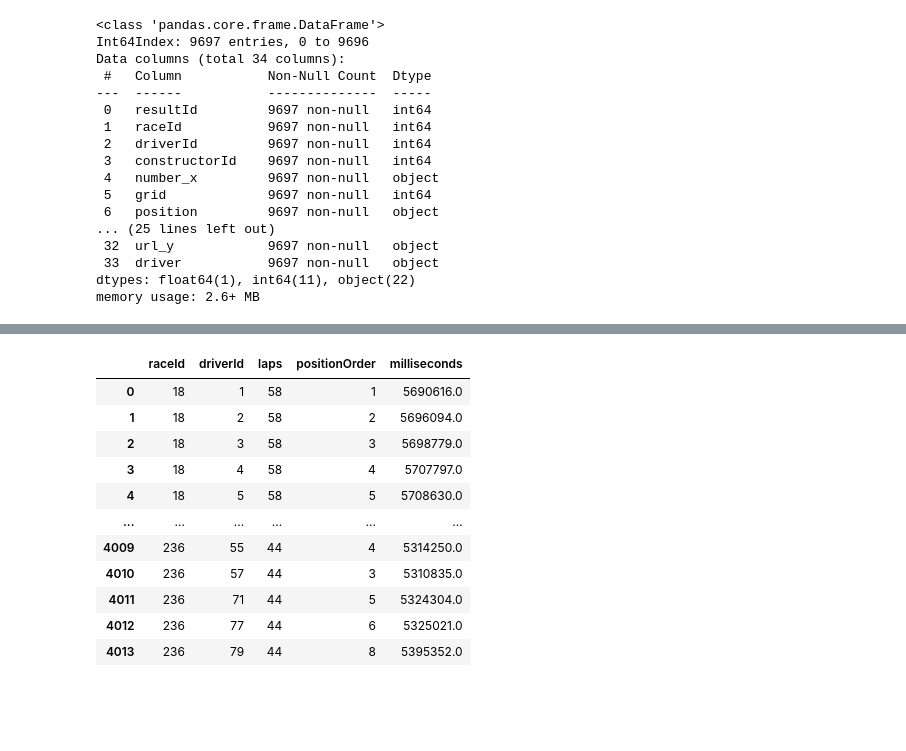
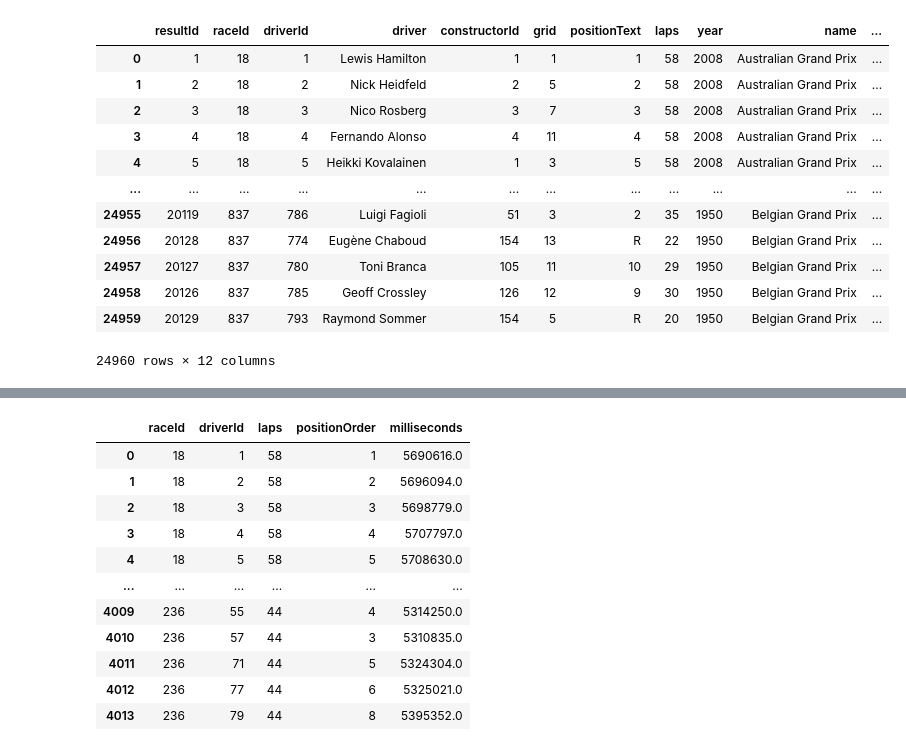
Before and after one commit to pHoran17/F1MLFinalYearProject, a Jupyter notebook: F1ML/api/F1ML_LRMODEL.ipynb, the cells around one changed output, grey strips where cells are left out. Saved outputs shown, nothing was run; the diff lists cells and outputs as text; code cells hidden in the pictures; blank space fills up the shorter version.

```diff
--- a/F1ML/api/F1ML_LRMODEL.ipynb
+++ b/F1ML/api/F1ML_LRMODEL.ipynb
@@ -29,25 +29,26 @@ laptimes = pd.read_csv('./dataset/lap_times.csv')
 # %%
 #Create new dataframe containing data with race completion times
 mer1 = pd.merge(result,drive,on='driverId')
 mer2 = pd.merge(mer1,race,on='raceId')
 result2 = mer2[mer2.year>1995]
 result2['driver'] = result2['forename'] + ' ' + result2['surname']
-result2.info()
+#result2.info()
+mer2['driver'] = mer2['forename'] + ' ' + mer2['surname']
+resultsTable = mer2[['resultId', 'raceId', 'driverId', 'driver','constructorId', 'grid', 'positionText', 'laps', 'year', 'name', 'round','time_x']]
+resultsTable
+resultsTable.to_json(r'.\venv\results.json', orient='table')
+resultsTable
 # %% [output]
+|  | resultId | raceId | driverId | driver | constructorId | grid | positionText | laps | year | name | ... |
+| 0 | 1 | 18 | 1 | Lewis Hamilton | 1 | 1 | 1 | 58 | 2008 | Australian Grand Prix | ... |
+| 1 | 2 | 18 | 2 | Nick Heidfeld | 2 | 5 | 2 | 58 | 2008 | Australian Grand Prix | ... |
+| 2 | 3 | 18 | 3 | Nico Rosberg | 3 | 7 | 3 | 58 | 2008 | Australian Grand Prix | ... |
+| 3 | 4 | 18 | 4 | Fernando Alonso | 4 | 11 | 4 | 58 | 2008 | Australian Grand Prix | ... |
+| 4 | 5 | 18 | 5 | Heikki Kovalainen | 1 | 3 | 5 | 58 | 2008 | Australian Grand Prix | ... |
+| ... | ... | ... | ... | ... | ... | ... | ... | ... | ... | ... | ... |
+| 24955 | 20119 | 837 | 786 | Luigi Fagioli | 51 | 3 | 2 | 35 | 1950 | Belgian Grand Prix | ... |
+| 24956 | 20128 | 837 | 774 | Eugène Chaboud | 154 | 13 | R | 22 | 1950 | Belgian Grand Prix | ... |
+| 24957 | 20127 | 837 | 780 | Toni Branca | 105 | 11 | 10 | 29 | 1950 | Belgian Grand Prix | ... |
+| 24958 | 20126 | 837 | 785 | Geoff Crossley | 126 | 12 | 9 | 30 | 1950 | Belgian Grand Prix | ... |
+| 24959 | 20129 | 837 | 793 | Raymond Sommer | 154 | 5 | R | 20 | 1950 | Belgian Grand Prix | ... |
-<class 'pandas.core.frame.DataFrame'>
-Int64Index: 9697 entries, 0 to 9696
-Data columns (total 34 columns):
- #   Column           Non-Null Count  Dtype
----  ------           --------------  -----
- 0   resultId         9697 non-null   int64
- 1   raceId           9697 non-null   int64
- 2   driverId         9697 non-null   int64
- 3   constructorId    9697 non-null   int64
- 4   number_x         9697 non-null   object
- 5   grid             9697 non-null   int64
- 6   position         9697 non-null   object
-... (25 lines left out)
- 32  url_y            9697 non-null   object
- 33  driver           9697 non-null   object
-dtypes: float64(1), int64(11), object(22)
-memory usage: 2.6+ MB
+24960 rows × 12 columns
```
Also changed, not shown: parts of 3 cells of this notebook, 19 other files.
